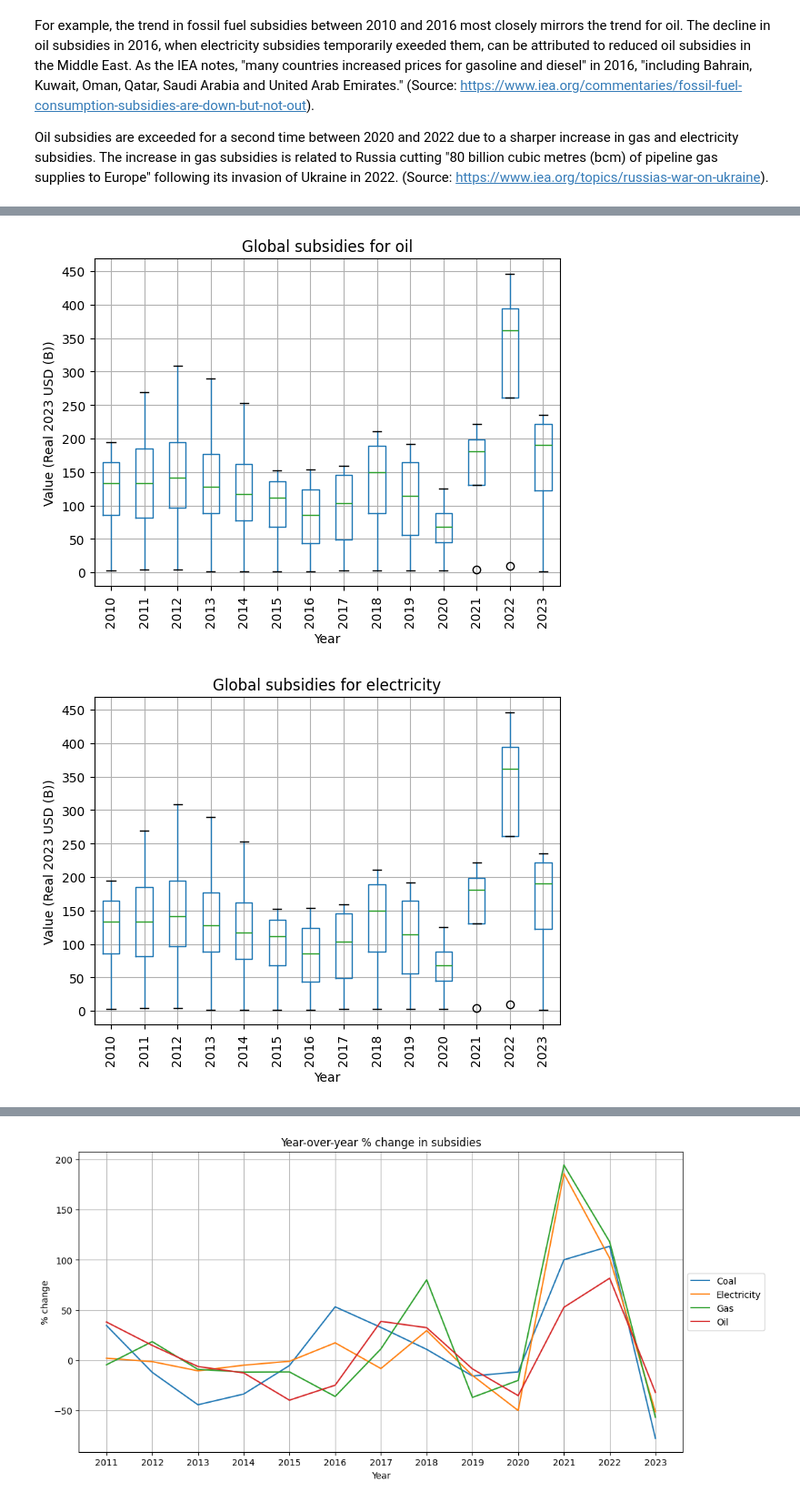
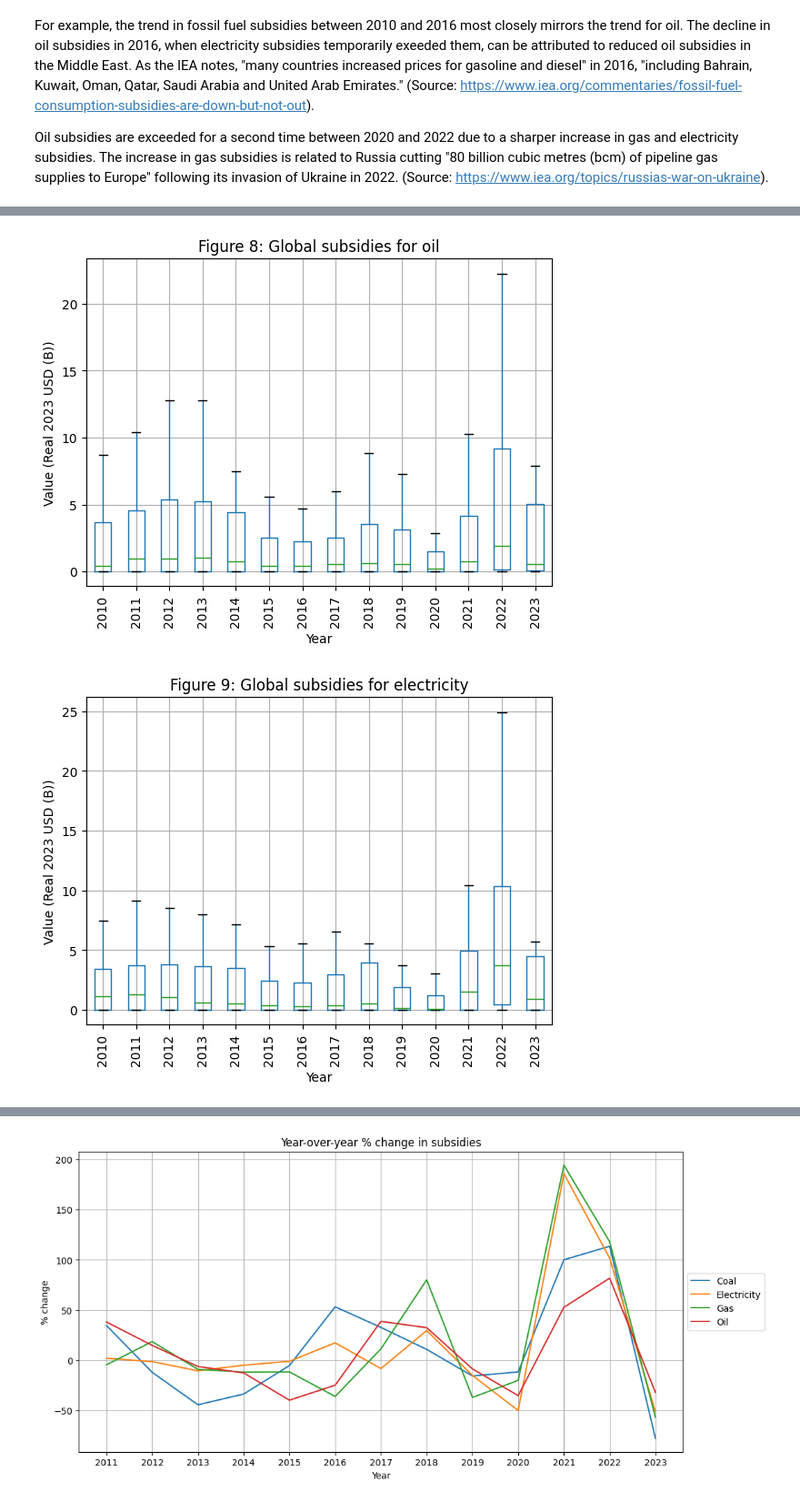
Before and after one commit to reb-scho/subsidies, a Jupyter notebook: subsidies.ipynb, the cells around one changed output, grey strips where cells are left out. Shown at 91% size. Drawn from its saved outputs; the diff is of its cells as text; code cells hidden in the pictures.

```diff
--- a/subsidies.ipynb
+++ b/subsidies.ipynb
@@ -167,14 +167,22 @@ plt.show()
 # %%
-for prod in global_product_df["Product"].unique():
-  global_product_df.boxplot(column="Value (B USD)", by="Year")
-  max_val = global_product_df["Value (B USD)"].max()
-  plt.xticks(rotation=90)
-  plt.yticks(np.arange(0, max_val + 50, 50))
-  plt.title(f"Global subsidies for {prod.lower()}")
-  plt.suptitle("")
-  plt.xlabel("Year")
-  plt.ylabel("Value (Real 2023 USD (B))")
-  plt.show()
+n = 7
+
+country_product_df[country_product_df["Product"] == "Coal"]["Value (B USD)"].describe()
+
+for prod in country_product_df["Product"].unique():
+  if prod != "Coal":
+    n += 1
+    df = country_product_df[country_product_df["Product"] == prod]
+    max_val = df["Value (B USD)"].max()
+    df.boxplot(column="Value (B USD)", by="Year", showfliers=False)
+
+    plt.xticks(rotation=90)
+    plt.title(f"Figure {n}: Global subsidies for {prod.lower()}")
+    plt.suptitle("")
+    plt.xlabel("Year")
+    plt.ylabel("Value (Real 2023 USD (B))")
+
+    plt.show()
 # %% [output]
-[figure, old version]
+[figure, new version]
-[figure, old version]
+[figure, new version]
```
Also changed, not shown: parts of 9 cells of this notebook.
